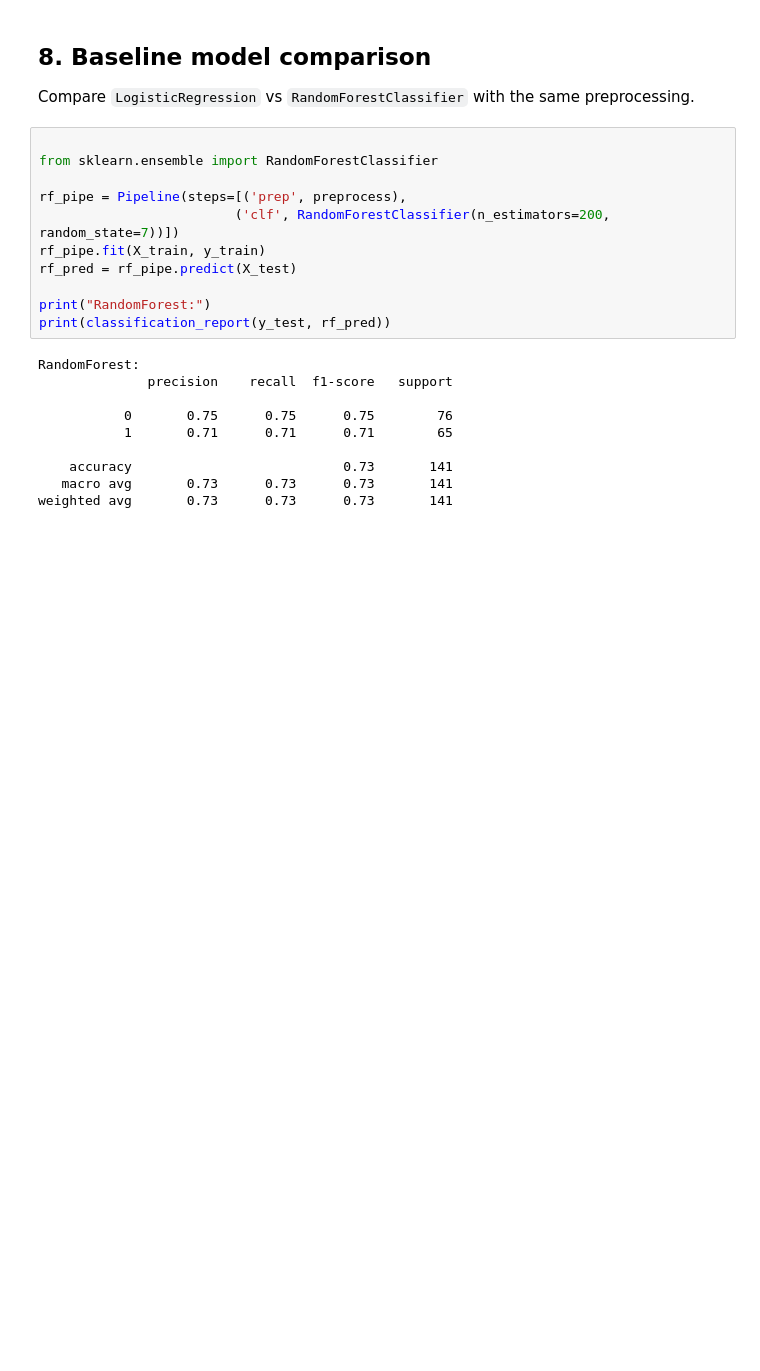
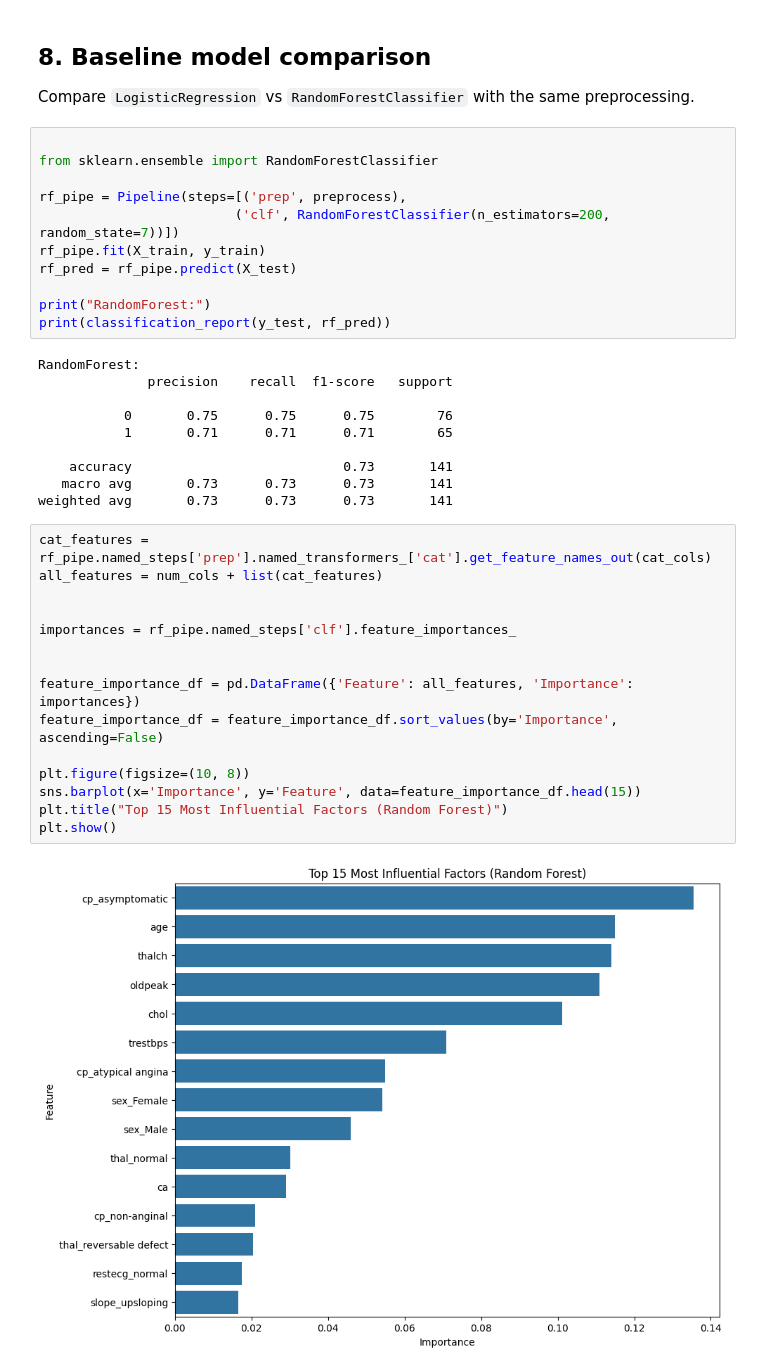
Before and after one commit to HanPing0131/heart-disease-project, a Jupyter notebook: EDA (1).ipynb, the cells around one changed output. Cells and saved outputs as stored; diff of their text form; blank space fills up the shorter version.

```diff
--- a/EDA (1).ipynb
+++ b/EDA (1).ipynb
@@ -424,3 +424,20 @@ RandomForest:
     accuracy                           0.73       141
    macro avg       0.73      0.73      0.73       141
 weighted avg       0.73      0.73      0.73       141
+# %%
+cat_features = rf_pipe.named_steps['prep'].named_transformers_['cat'].get_feature_names_out(cat_cols)
+all_features = num_cols + list(cat_features)
+
+
+importances = rf_pipe.named_steps['clf'].feature_importances_
+
+
+feature_importance_df = pd.DataFrame({'Feature': all_features, 'Importance': importances})
+feature_importance_df = feature_importance_df.sort_values(by='Importance', ascending=False)
+
+plt.figure(figsize=(10, 8))
+sns.barplot(x='Importance', y='Feature', data=feature_importance_df.head(15))
+plt.title("Top 15 Most Influential Factors (Random Forest)")
+plt.show()
+# %% [output]
+[figure, added]
```
Also changed, not shown: parts of 3 cells of this notebook.
